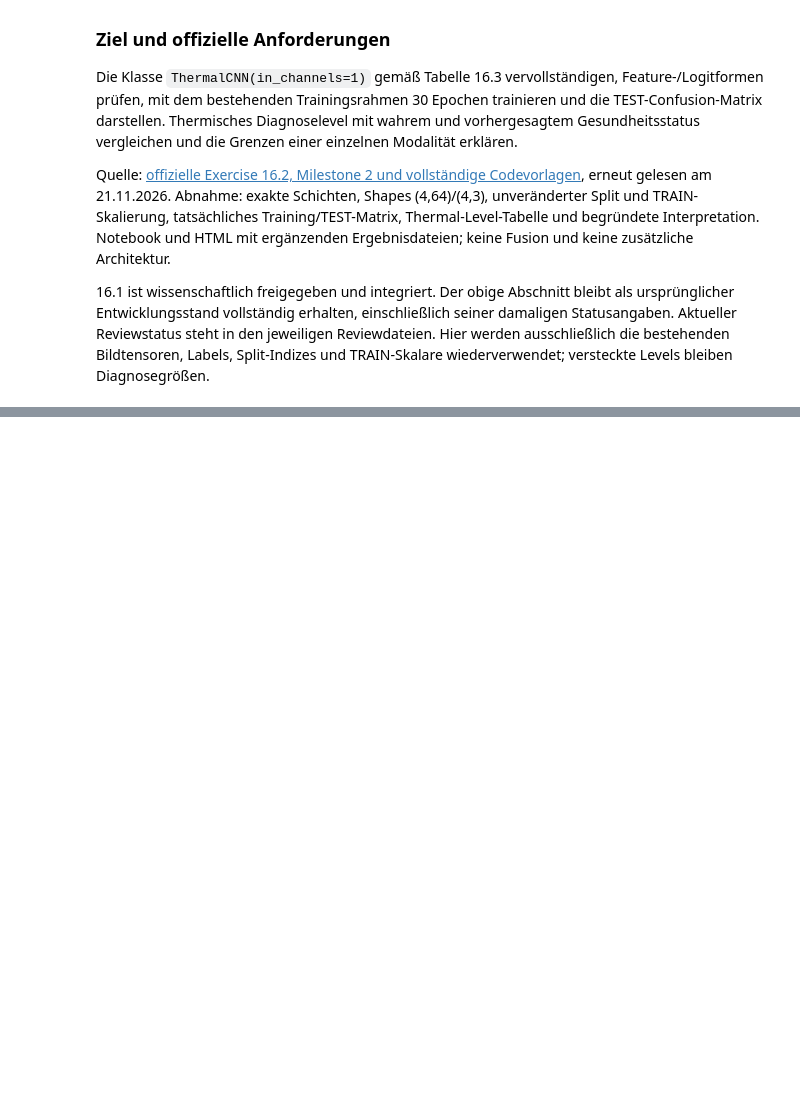
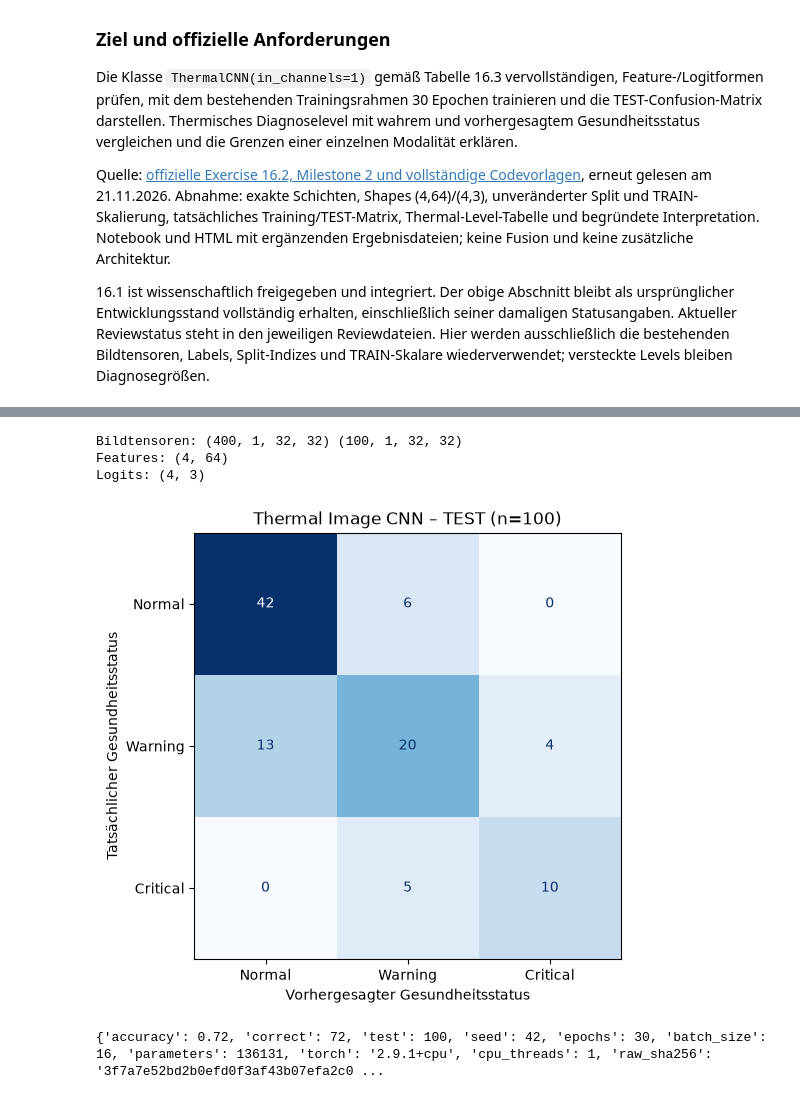
Before and after one commit to WardenPup/Industrial-Data-Science, a Jupyter notebook: sessions/ch16/multimodal_health_monitoring.ipynb, the cells around one changed output, grey strips where cells are left out. Cells and saved outputs as stored; diff of their text form; code cells hidden in the pictures; blank space fills up the shorter version.

```diff
--- a/sessions/ch16/multimodal_health_monitoring.ipynb
+++ b/sessions/ch16/multimodal_health_monitoring.ipynb
@@ -187,0 +193,33 @@ Quelle: [offizielle Exercise 16.2, Milestone 2 und vollständige Codevorlagen](h
+# %%
+from sessions.ch16.thermal import ThermalCNN
+output_img=Path("outputs/ch16/exercise_16_2")
+output_img.mkdir(parents=True,exist_ok=True)
+print("Bildtensoren:",tuple(img_train_tensor.shape),tuple(img_test_tensor.shape))
+print("Features:",tuple(ThermalCNN().features(img_train_tensor[:4]).shape))
+print("Logits:",tuple(ThermalCNN()(img_train_tensor[:4]).shape))
+assert ThermalCNN().features(img_train_tensor[:4]).shape==(4,64)
+assert ThermalCNN()(img_train_tensor[:4]).shape==(4,3)
+# %% [output]
+Bildtensoren: (400, 1, 32, 32) (100, 1, 32, 32)
+Features: (4, 64)
+Logits: (4, 3)
+# %%
+torch.manual_seed(SEED)
+img_loader=DataLoader(TensorDataset(img_train_tensor,y_train_tensor),batch_size=16,shuffle=True)
+model_img=train_model(ThermalCNN(),img_loader,epochs=30)
+img_test_probs=predict_proba(model_img,img_test_tensor)
+img_pred=img_test_probs.argmax(axis=1)
+img_cm=confusion_matrix(y_test,img_pred,labels=[0,1,2])
+fig,ax=plt.subplots(figsize=(6,5),layout="constrained")
+ConfusionMatrixDisplay.from_predictions(y_test,img_pred,labels=[0,1,2],display_labels=NAMES,ax=ax,cmap="Blues",colorbar=False)
+ax.set(title="Thermal Image CNN – TEST (n=100)",xlabel="Vorhergesagter Gesundheitsstatus",ylabel="Tatsächlicher Gesundheitsstatus")
+fig.savefig(output_img/"01_confusion_matrix.png",dpi=150,bbox_inches="tight")
+plt.show()
+pd.DataFrame({"Index_0basiert":prepared["test_indices"],"Ist":y_test,"Vorhersage":img_pred,**{f"p_{name}":img_test_probs[:,i] for i,name in enumerate(NAMES)}}).to_csv(output_img/"predictions.csv",index=False)
+pd.DataFrame(img_cm,index=NAMES,columns=NAMES).to_csv(output_img/"confusion_matrix.csv")
+img_summary={"accuracy":float(accuracy_score(y_test,img_pred)),"correct":int((img_pred==y_test).sum()),"test":len(y_test),"seed":SEED,"epochs":30,"batch_size":16,"parameters":sum(p.numel() for p in model_img.parameters()),"torch":torch.__version__,"cpu_threads":torch.get_num_threads(),"raw_sha256":RAW_SHA256}
+(output_img/"summary.json").write_text(json.dumps(img_summary,indent=2),encoding="utf-8")
+print(img_summary)
+# %% [output]
+[figure, added]
+{'accuracy': 0.72, 'correct': 72, 'test': 100, 'seed': 42, 'epochs': 30, 'batch_size': 16, 'parameters': 136131, 'torch': '2.9.1+cpu', 'cpu_threads': 1, 'raw_sha256': '3f7a7e52bd2b0efd0f3af43b07efa2c0 ...
```
Also changed, not shown: parts of 3 cells of this notebook, 4 other files.
